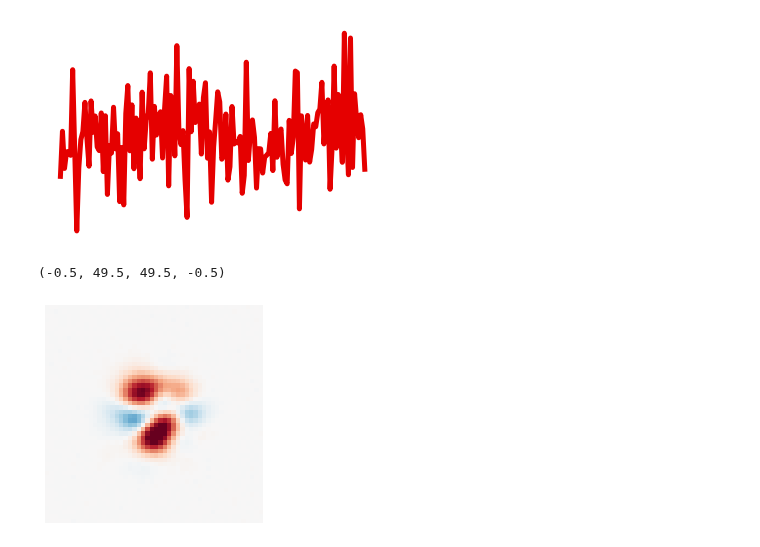
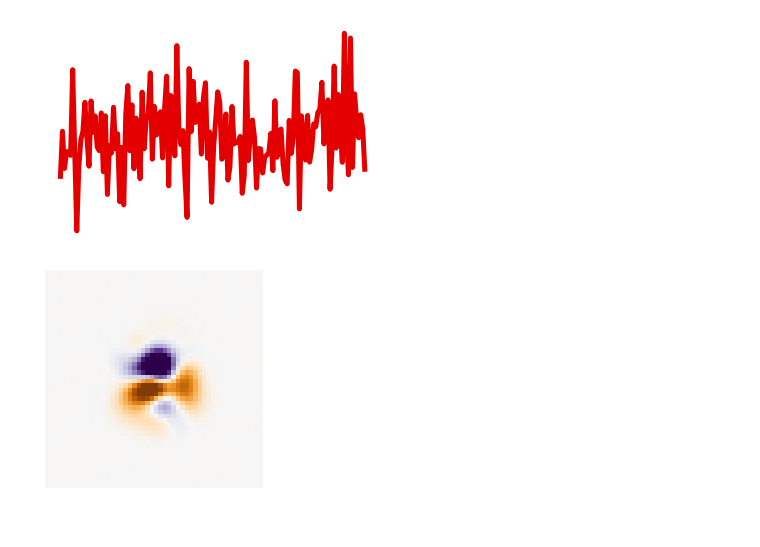
Before and after one commit to BruntonUWBio/structured-random-features, a Jupyter notebook: notebooks/reports/10.0-bp-paper-fig-network.ipynb, the cells around one changed output. Cells and saved outputs as stored; diff of their text form; code cells hidden in the pictures.

```diff
--- a/notebooks/reports/10.0-bp-paper-fig-network.ipynb
+++ b/notebooks/reports/10.0-bp-paper-fig-network.ipynb
@@ -37,18 +37,17 @@ plt.axis('off')
 [figure]
 # %%
 # generate V1 weights
-dim = (50, 50)
-s, f, c = 5, 4, (25, 25)
-W = V1_weights(10, dim, s, f, c, seed=0)
+# dim = (50, 50)
+# s, f, c = 5, 4, (25, 25)
+# W = V1_weights(100, dim, s, f, c, seed=0)
 
 fig = plt.figure(figsize=(4, 4))
 ax = fig.add_subplot(111)
-plt.imshow(W[7].reshape(dim), cmap='RdBu')
+plt.imshow(W[20].reshape(dim), cmap='PuOr') #7
 plt.clim(-5, 5)
 plt.axis('off')
-# plt.savefig(data_dir + '/reports/figures/paper_figs/figure_1/v1_weights.pdf',
-#             dpi=300, transparent=True,
-#             bbox_inches = 'tight', pad_inches = 0)
+plt.savefig(data_dir + '/reports/figures/paper_figs/figure_1/v1_weights.pdf',
+            dpi=300, transparent=True,
+            bbox_inches = 'tight', pad_inches = 0)
 # %% [output]
-(-0.5, 49.5, 49.5, -0.5)
-[figure, old version]
+[figure, new version]
```
Also changed, not shown: parts of 4 cells of this notebook, 8 other files.
